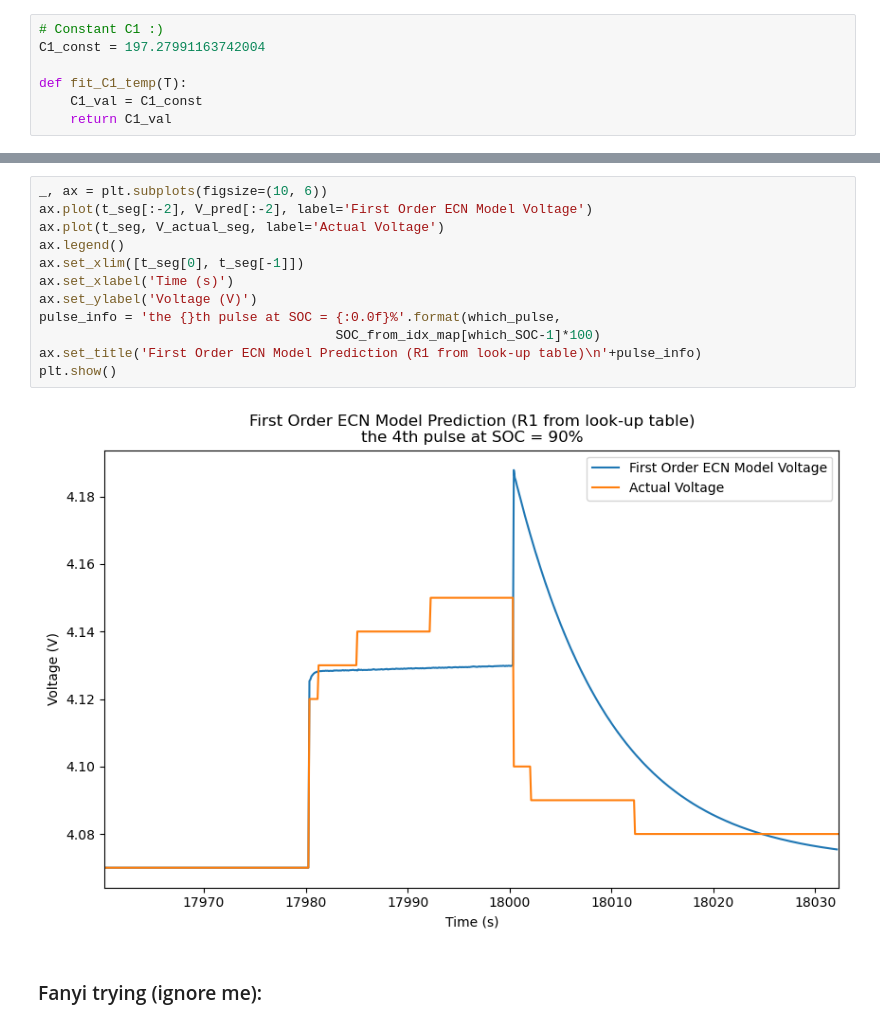
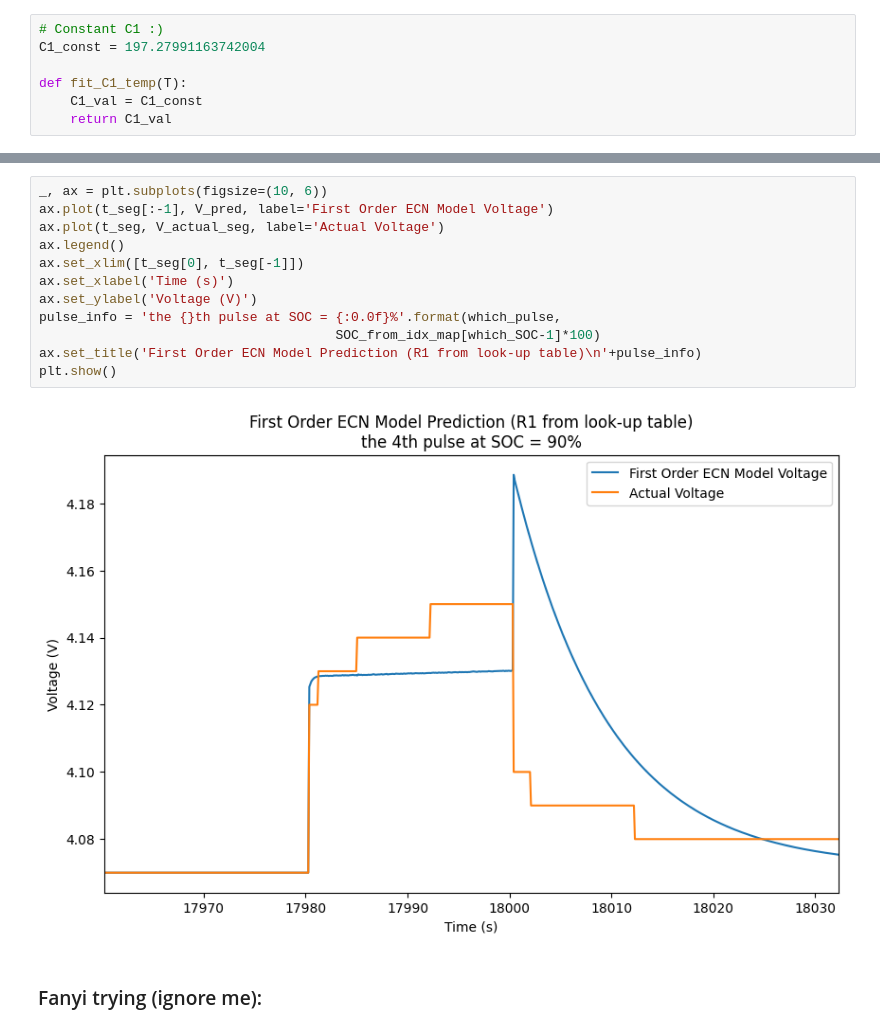
Before and after one commit to sunfanyi/modelling-of-lithium-ion-batteries, a Jupyter notebook: part_3.ipynb, the cells around one changed output, grey strips where cells are left out. Drawn from its saved outputs; the diff is of its cells as text.

```diff
--- a/part_3.ipynb
+++ b/part_3.ipynb
@@ -443,16 +444,16 @@ V_pred, T = first_order_ECN_temp(t_seg, I_seg, T0, V_actual_seg, ref_OCV, ref_SO
 # %%
 _, ax = plt.subplots(figsize=(10, 6))
-ax.plot(t_seg[:-2], V_pred[:-2], label='First Order ECN Model Voltage')
+ax.plot(t_seg[:-1], V_pred, label='First Order ECN Model Voltage')
 ax.plot(t_seg, V_actual_seg, label='Actual Voltage')
 ax.legend()
 ax.set_xlim([t_seg[0], t_seg[-1]])
 ax.set_xlabel('Time (s)')
 ax.set_ylabel('Voltage (V)')
 pulse_info = 'the {}th pulse at SOC = {:0.0f}%'.format(which_pulse,
                                       SOC_from_idx_map[which_SOC-1]*100)
 ax.set_title('First Order ECN Model Prediction (R1 from look-up table)\n'+pulse_info)
 plt.show()
 # %% [output]
-[figure, old version]
+[figure, new version]
 # %% [markdown]
 ### Fanyi trying (ignore me):
```
Also changed, not shown: parts of 5 cells of this notebook, 1 other file.
